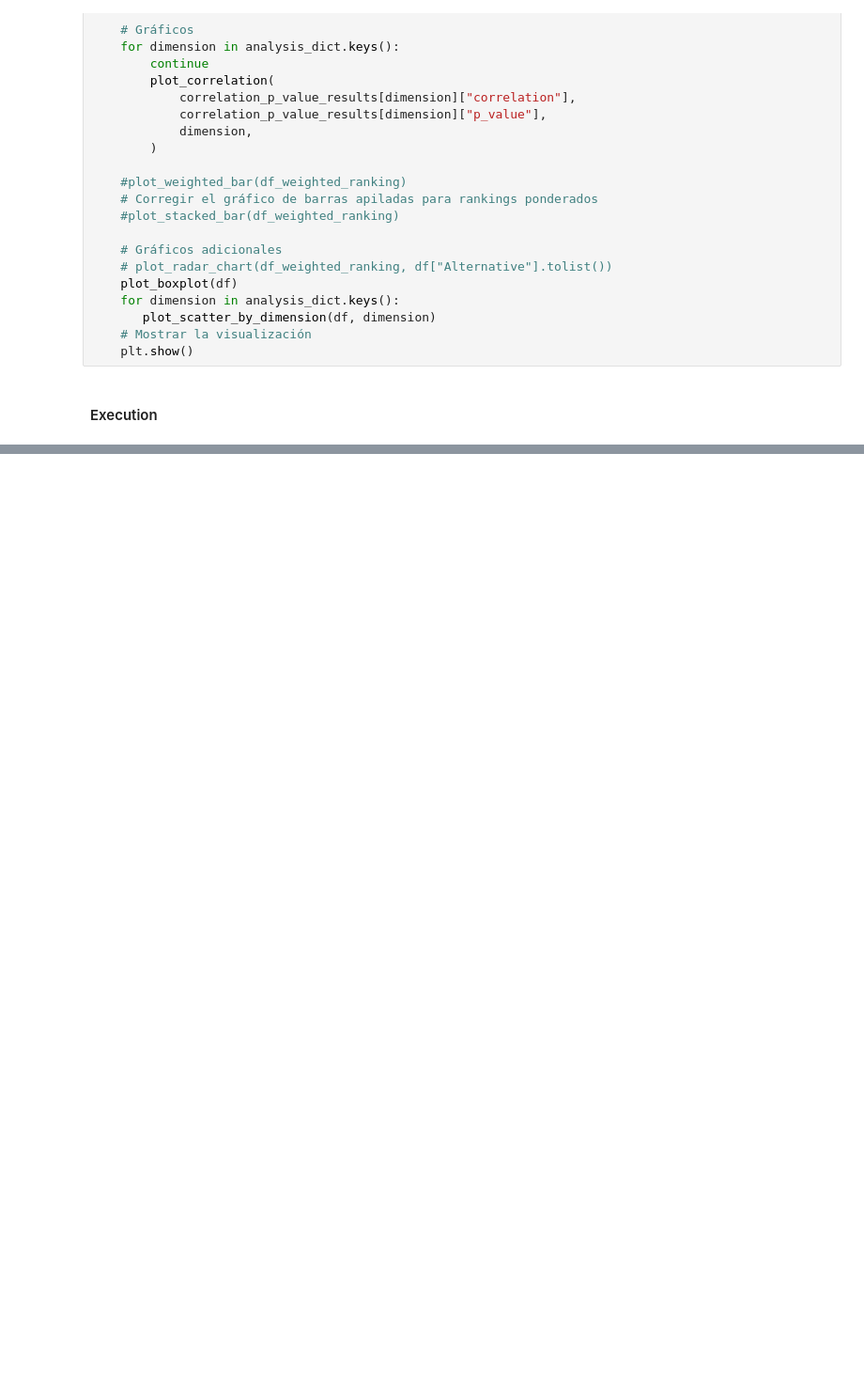
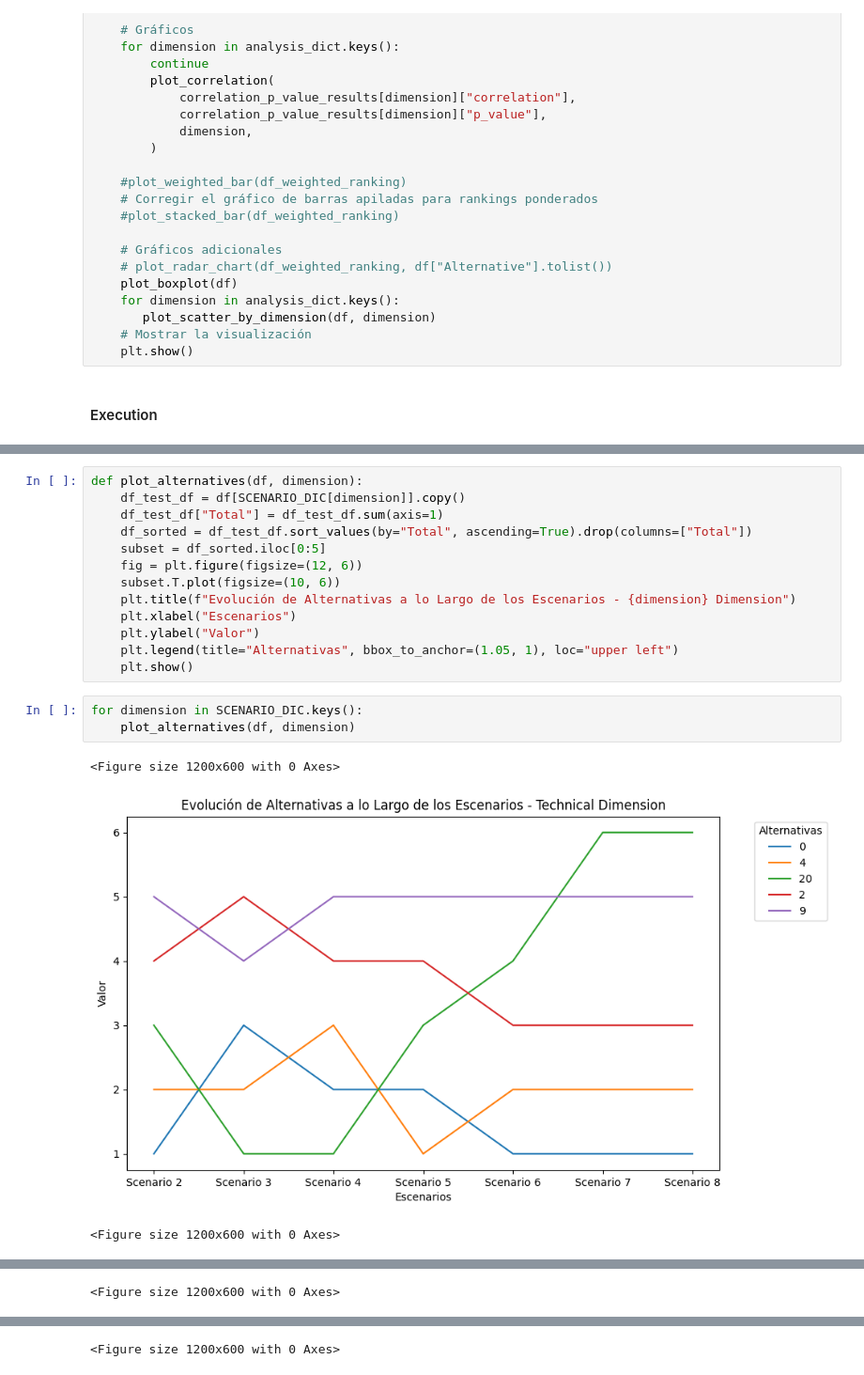
Before and after one commit to MateoBarrera/ResearchDev, a Jupyter notebook: analysis_result/data_exploration_01.ipynb, the cells around one changed output, grey strips where cells are left out. Shown at 94% size. Drawn from its saved outputs; the diff is of its cells as text; blank space fills up the shorter version.

```diff
--- a/analysis_result/data_exploration_01.ipynb
+++ b/analysis_result/data_exploration_01.ipynb
@@ -402,0 +376,20 @@ analysis(df)
+# %%
+def plot_alternatives(df, dimension):
+    df_test_df = df[SCENARIO_DIC[dimension]].copy()
+    df_test_df["Total"] = df_test_df.sum(axis=1)
+    df_sorted = df_test_df.sort_values(by="Total", ascending=True).drop(columns=["Total"])
+    subset = df_sorted.iloc[0:5]
+    fig = plt.figure(figsize=(12, 6))
+    subset.T.plot(figsize=(10, 6))
+    plt.title(f"Evolución de Alternativas a lo Largo de los Escenarios - {dimension} Dimension")
+    plt.xlabel("Escenarios")
+    plt.ylabel("Valor")
+    plt.legend(title="Alternativas", bbox_to_anchor=(1.05, 1), loc="upper left")
+    plt.show()
+# %%
+for dimension in SCENARIO_DIC.keys():
+    plot_alternatives(df, dimension)
+# %% [output]
+<Figure size 1200x600 with 0 Axes>
+[figure, added]
+<Figure size 1200x600 with 0 Axes>
@@ -402,0 +397 @@ analysis(df)
+<Figure size 1200x600 with 0 Axes>
@@ -402,0 +399 @@ analysis(df)
+<Figure size 1200x600 with 0 Axes>
```
Also changed, not shown: parts of 9 cells of this notebook, 10 other files.
